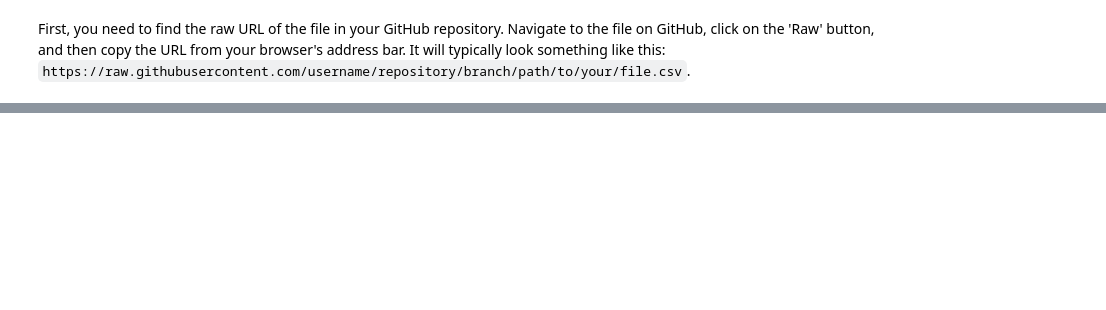
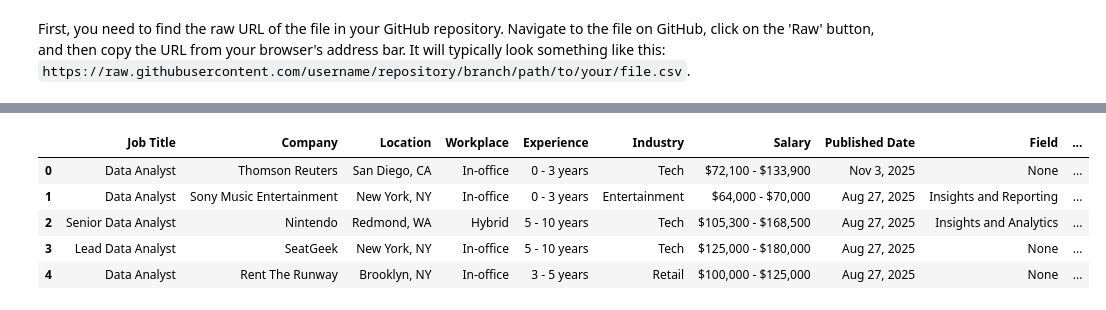
Before and after one commit to DataRobot333/ScrapDataAnalystSite, a Jupyter notebook: DataAnalystJobDA.ipynb, the cells around one changed output, grey strips where cells are left out. Cells and saved outputs as stored; diff of their text form; code cells hidden in the pictures; blank space fills up the shorter version.

```diff
--- a/DataAnalystJobDA.ipynb
+++ b/DataAnalystJobDA.ipynb
@@ -25,0 +41,15 @@ Make sure to replace the placeholder URL `https://raw.githubusercontent.com/plot
+# %%
+# there is only United state so must drop it from data
+df = df.drop('Country', axis= 1, inplace= False)
+# %%
+location_val= df['Location'].str.split(',', n=1, expand=True)
+df['location']= location_val[0]
+df['State'] = location_val[1]
+df.head()
+# %% [output]
+|  | Job Title | Company | Location | Workplace | Experience | Industry | Salary | Published Date | Field | ... |
+| 0 | Data Analyst | Thomson Reuters | San Diego, CA | In-office | 0 - 3 years | Tech | $72,100 - $133,900 | Nov 3, 2025 | None | ... |
+| 1 | Data Analyst | Sony Music Entertainment | New York, NY | In-office | 0 - 3 years | Entertainment | $64,000 - $70,000 | Aug 27, 2025 | Insights and Reporting | ... |
+| 2 | Senior Data Analyst | Nintendo | Redmond, WA | Hybrid | 5 - 10 years | Tech | $105,300 - $168,500 | Aug 27, 2025 | Insights and Analytics | ... |
+| 3 | Lead Data Analyst | SeatGeek | New York, NY | In-office | 5 - 10 years | Tech | $125,000 - $180,000 | Aug 27, 2025 | None | ... |
+| 4 | Data Analyst | Rent The Runway | Brooklyn, NY | In-office | 3 - 5 years | Retail | $100,000 - $125,000 | Aug 27, 2025 | None | ... |
```
Also changed, not shown: parts of 24 cells of this notebook.
